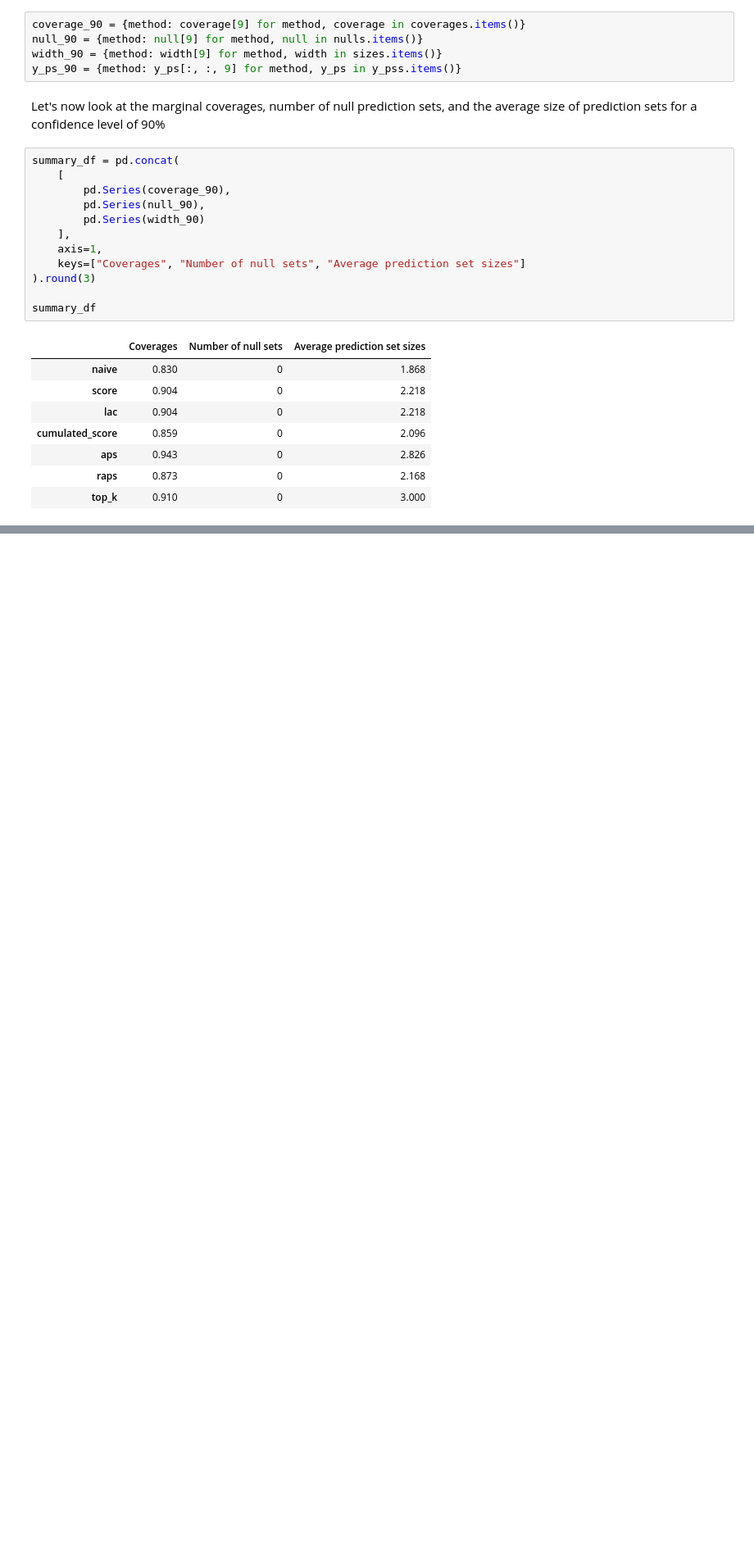
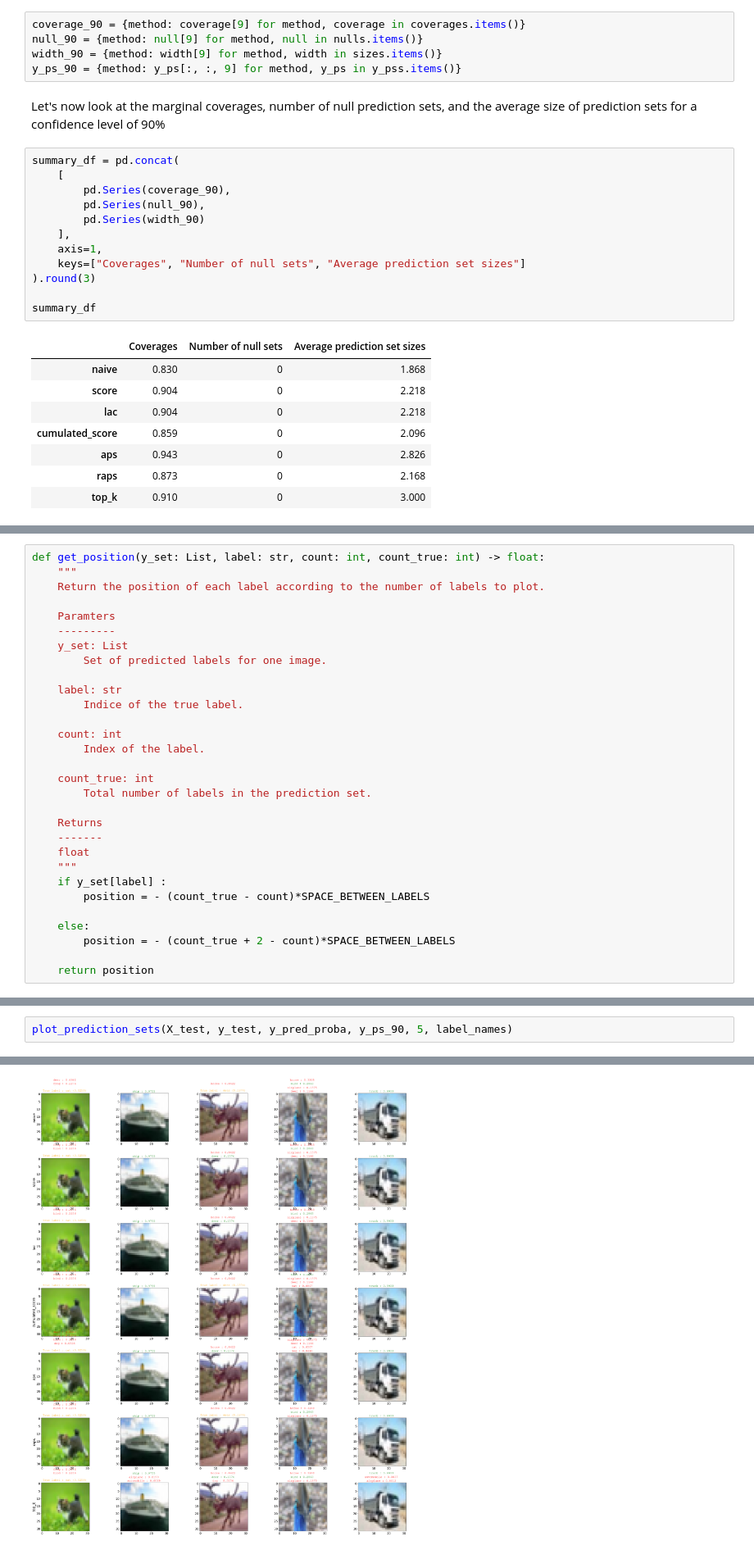
Before and after one commit to mohliyet/conformal_prediction, a Jupyter notebook: mapie_example.ipynb, the cells around one changed output, grey strips where cells are left out. Shown at 82% size. Cells and saved outputs as stored; diff of their text form; blank space fills up the shorter version.

Commit message:
the foudation example of conformal prediction using the mapie's classification was dealt

```diff
--- a/mapie_example.ipynb
+++ b/mapie_example.ipynb
@@ -510,0 +546,30 @@ summary_df
+# %%
+def get_position(y_set: List, label: str, count: int, count_true: int) -> float:
+    """
+    Return the position of each label according to the number of labels to plot.
+
+    Paramters
+    ---------
+    y_set: List
+        Set of predicted labels for one image.
+
+    label: str
+        Indice of the true label.
+
+    count: int
+        Index of the label.
+
+    count_true: int
+        Total number of labels in the prediction set.
+
+    Returns
+    -------
+    float
+    """
+    if y_set[label] :
+        position = - (count_true - count)*SPACE_BETWEEN_LABELS
+
+    else:
+        position = - (count_true + 2 - count)*SPACE_BETWEEN_LABELS
+
+    return position
@@ -510,0 +692,3 @@ summary_df
+# %%
+plot_prediction_sets(X_test, y_test, y_pred_proba, y_ps_90, 5, label_names)
+# %% [output]
@@ -510,0 +697 @@ summary_df
+[figure, added]
```
Also changed, not shown: parts of 18 cells of this notebook.
